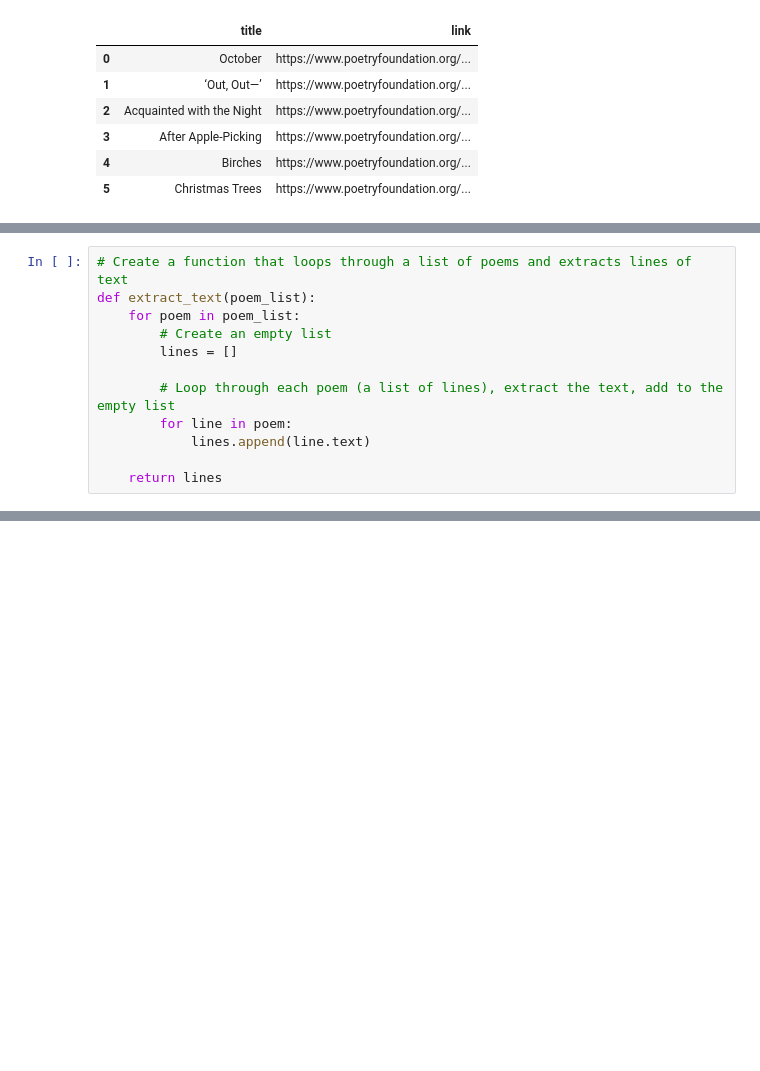
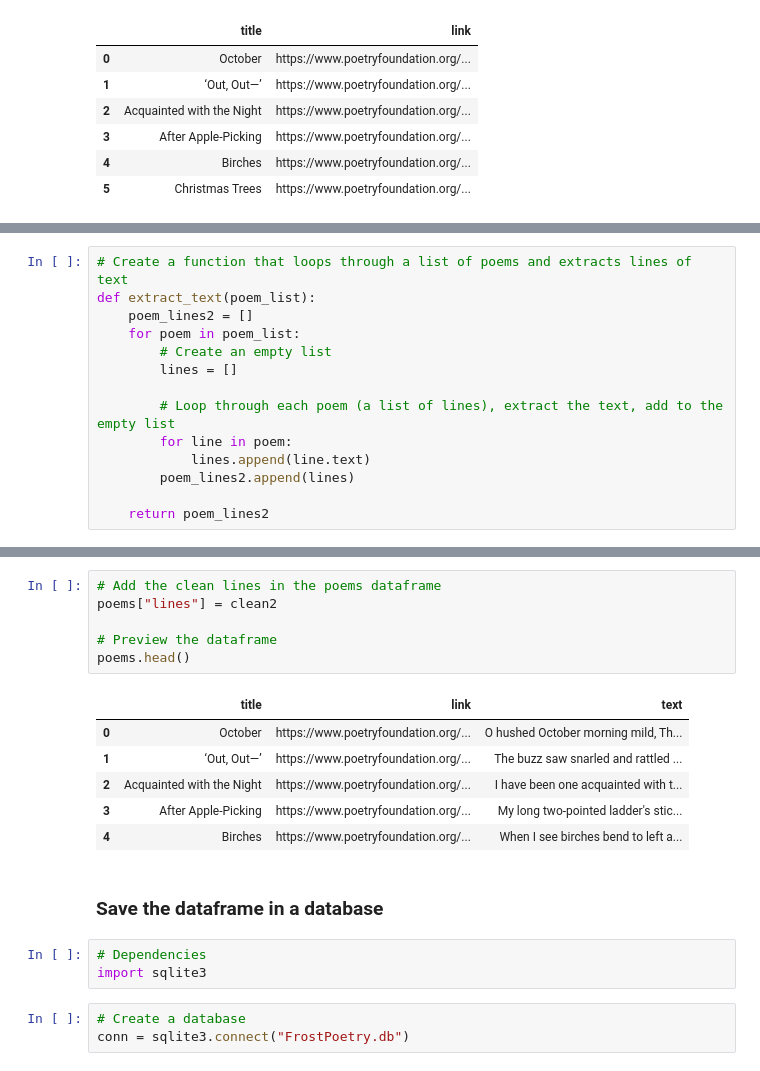
Before and after one commit to rochiecuevas/poetry, a Jupyter notebook: Webscraping poetry.ipynb, the cells around one changed output, grey strips where cells are left out. Saved outputs shown, nothing was run; the diff lists cells and outputs as text; blank space fills up the shorter version.

```diff
--- a/Webscraping poetry.ipynb
+++ b/Webscraping poetry.ipynb
@@ -151,6 +151,7 @@ Request 53; Frequency: 0.08455948049543092 requests/sec
 # %%
 # Create a function that loops through a list of poems and extracts lines of text
 def extract_text(poem_list):
+    poem_lines2 = []
     for poem in poem_list:
         # Create an empty list
         lines = []
@@ -158,8 +159,9 @@ def extract_text(poem_list):
         # Loop through each poem (a list of lines), extract the text, add to the empty list
         for line in poem:
             lines.append(line.text)
+        poem_lines2.append(lines)
 
-    return lines
+    return poem_lines2
 # %%
 # Use the extract_text function to get the text from relatively clean lists of lines
 poem1 = extract_text(poem_lines[0:5])
@@ -199,0 +196,21 @@ poem_lines2[5]
+# %%
+# Add the clean lines in the poems dataframe
+poems["lines"] = clean2
+
+# Preview the dataframe
+poems.head()
+# %% [output]
+|  | title | link | text |
+| 0 | October | https://www.poetryfoundation.org/... | O hushed October morning mild, Th... |
+| 1 | ‘Out, Out—’ | https://www.poetryfoundation.org/... | The buzz saw snarled and rattled ... |
+| 2 | Acquainted with the Night | https://www.poetryfoundation.org/... | I have been one acquainted with t... |
+| 3 | After Apple-Picking | https://www.poetryfoundation.org/... | My long two-pointed ladder's stic... |
+| 4 | Birches | https://www.poetryfoundation.org/... | When I see birches bend to left a... |
+# %% [markdown]
+### Save the dataframe in a database
+# %%
+# Dependencies
+import sqlite3
+# %%
+# Create a database
+conn = sqlite3.connect("FrostPoetry.db")
```
Also changed, not shown: parts of 8 cells of this notebook.
